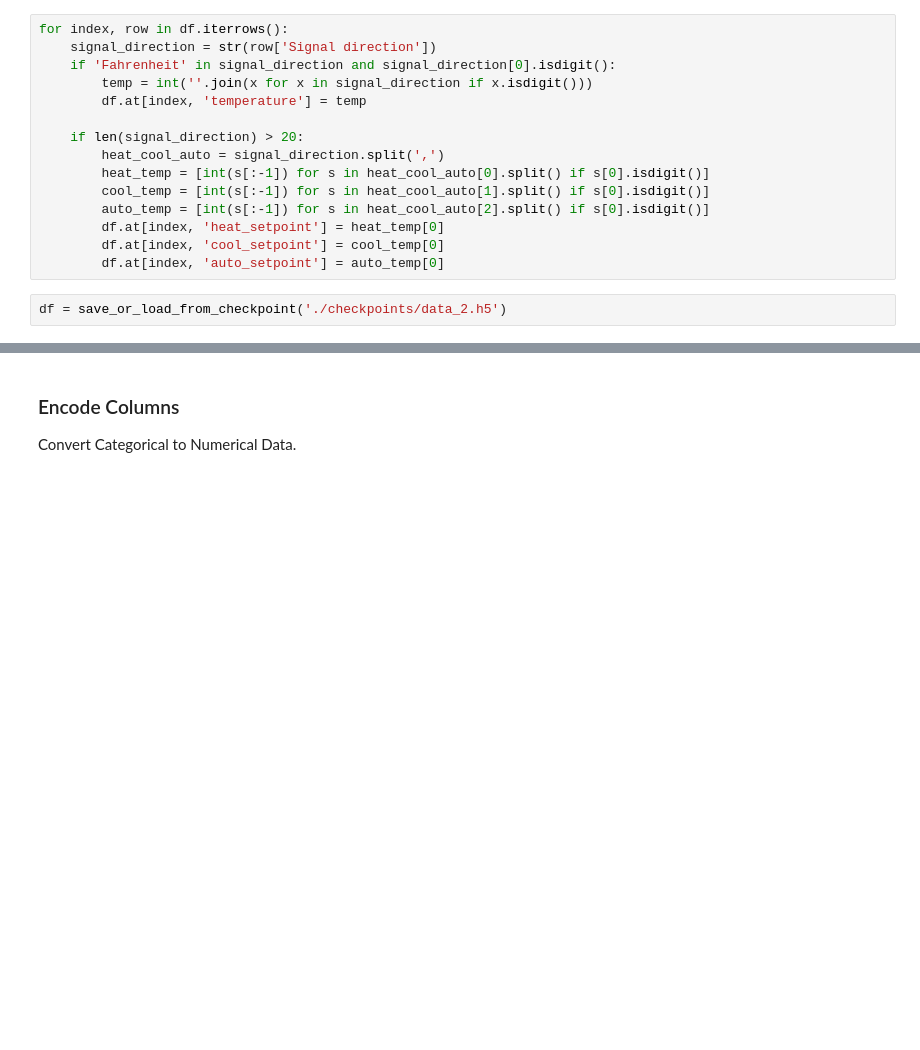
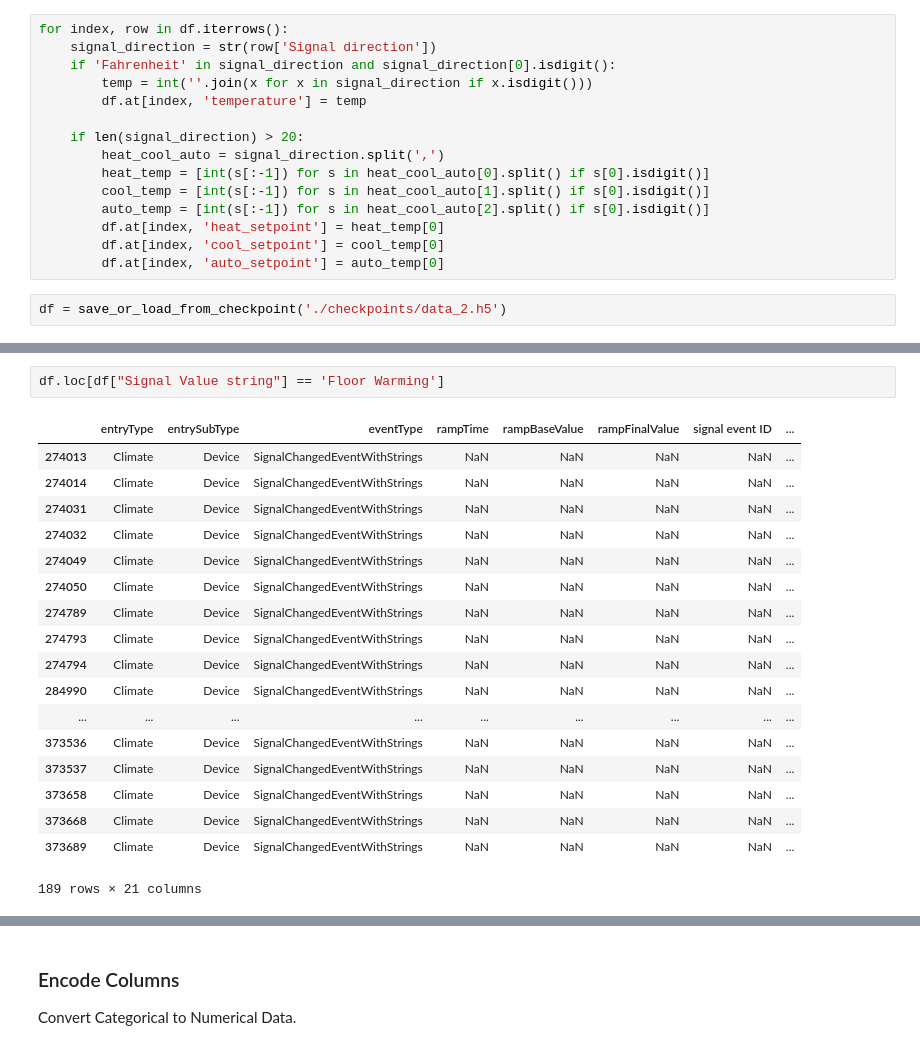
Before and after one commit to RBSystems/DataScience, a Jupyter notebook: data_preprocess.ipynb, the cells around one changed output, grey strips where cells are left out. Saved outputs shown, nothing was run; the diff lists cells and outputs as text; blank space fills up the shorter version.

Commit message:
Working through Signal Value string

```diff
--- a/data_preprocess.ipynb
+++ b/data_preprocess.ipynb
@@ -251,0 +265,21 @@ df = save_or_load_from_checkpoint('./checkpoints/data_2.h5')
+# %%
+df.loc[df["Signal Value string"] == 'Floor Warming']
+# %% [output]
+|  | entryType | entrySubType | eventType | rampTime | rampBaseValue | rampFinalValue | signal event ID | ... |
+| 274013 | Climate | Device | SignalChangedEventWithStrings | NaN | NaN | NaN | NaN | ... |
+| 274014 | Climate | Device | SignalChangedEventWithStrings | NaN | NaN | NaN | NaN | ... |
+| 274031 | Climate | Device | SignalChangedEventWithStrings | NaN | NaN | NaN | NaN | ... |
+| 274032 | Climate | Device | SignalChangedEventWithStrings | NaN | NaN | NaN | NaN | ... |
+| 274049 | Climate | Device | SignalChangedEventWithStrings | NaN | NaN | NaN | NaN | ... |
+| 274050 | Climate | Device | SignalChangedEventWithStrings | NaN | NaN | NaN | NaN | ... |
+| 274789 | Climate | Device | SignalChangedEventWithStrings | NaN | NaN | NaN | NaN | ... |
+| 274793 | Climate | Device | SignalChangedEventWithStrings | NaN | NaN | NaN | NaN | ... |
+| 274794 | Climate | Device | SignalChangedEventWithStrings | NaN | NaN | NaN | NaN | ... |
+| 284990 | Climate | Device | SignalChangedEventWithStrings | NaN | NaN | NaN | NaN | ... |
+| ... | ... | ... | ... | ... | ... | ... | ... | ... |
+| 373536 | Climate | Device | SignalChangedEventWithStrings | NaN | NaN | NaN | NaN | ... |
+| 373537 | Climate | Device | SignalChangedEventWithStrings | NaN | NaN | NaN | NaN | ... |
+| 373658 | Climate | Device | SignalChangedEventWithStrings | NaN | NaN | NaN | NaN | ... |
+| 373668 | Climate | Device | SignalChangedEventWithStrings | NaN | NaN | NaN | NaN | ... |
+| 373689 | Climate | Device | SignalChangedEventWithStrings | NaN | NaN | NaN | NaN | ... |
+189 rows × 21 columns
```
Also changed, not shown: parts of 15 cells of this notebook, 2 other files.
